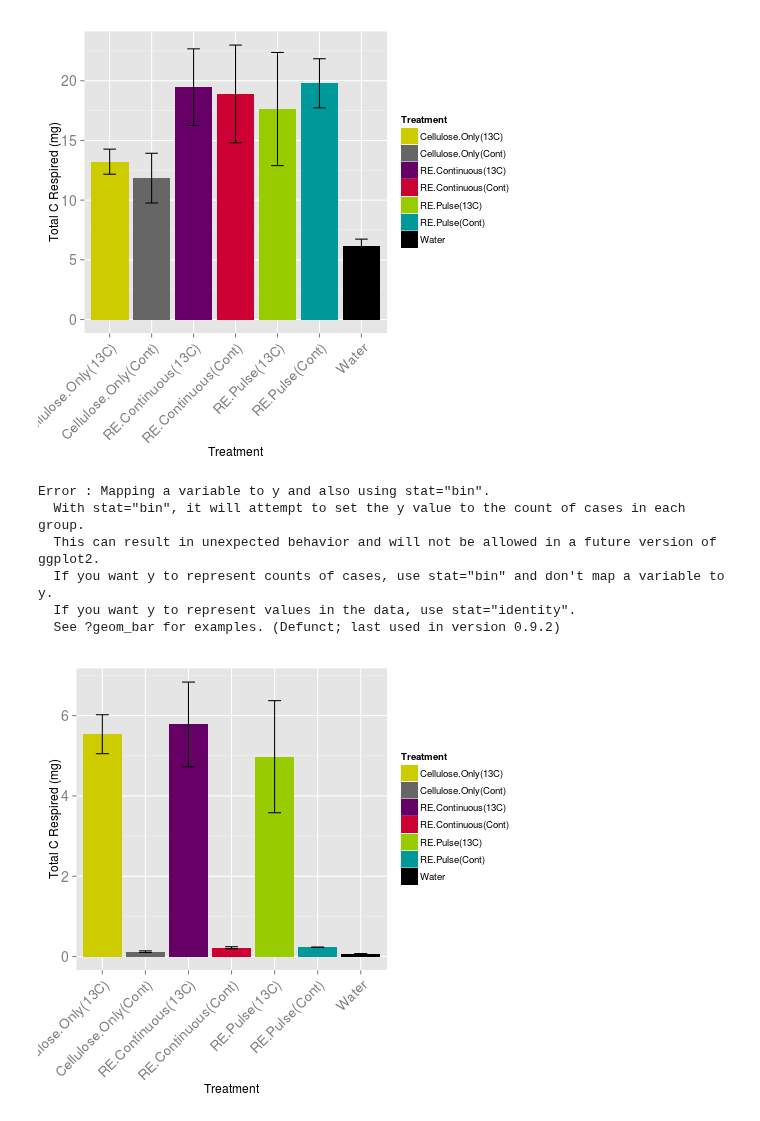
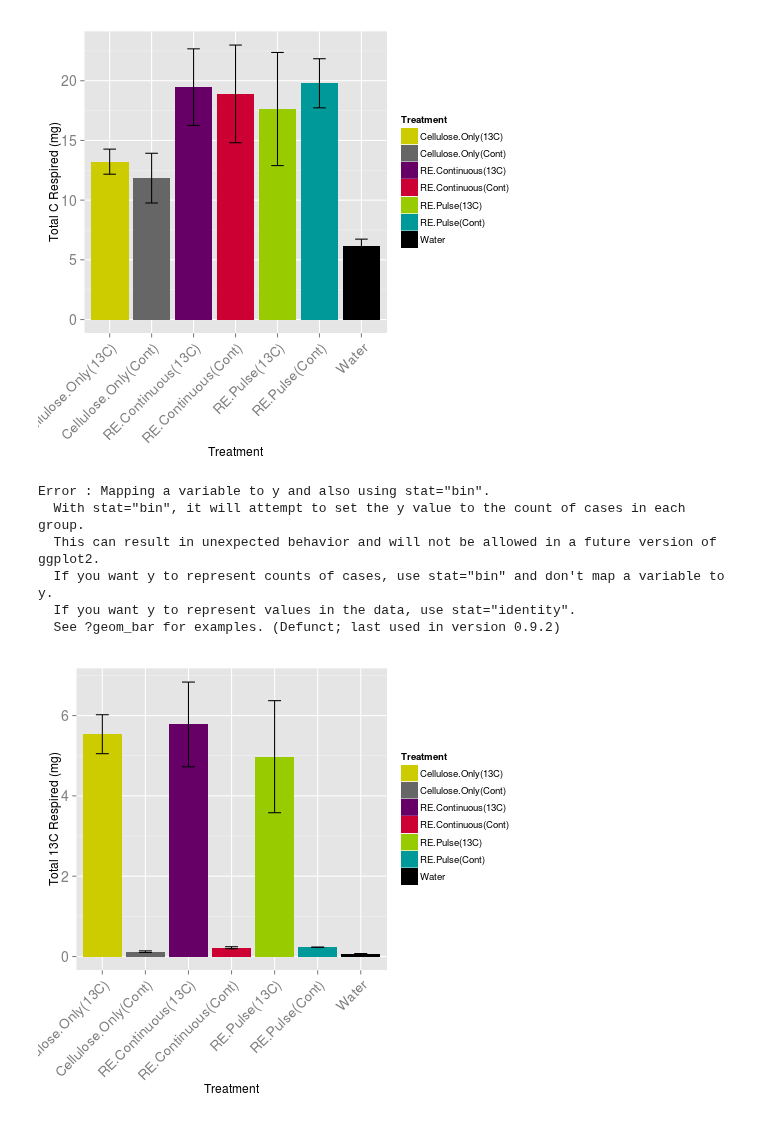
Before and after one commit to acampbellina/priming, a Jupyter notebook: gas_data.ipynb, the cells around one changed output. Cells and saved outputs as stored; diff of their text form; code cells hidden in the pictures.

```diff
--- a/gas_data.ipynb
+++ b/gas_data.ipynb
@@ -462,33 +468,33 @@ Error : Mapping a variable to y and also using stat="bin".
 # %%
 %%R -w 500 -h 450
 c = subset(d.ave, (Time.hours == "1150") & (m.z == "45"))
 limits <- aes(ymax = CO2.mgC.cum.ave + CO2.mgC.cum.sd, ymin= CO2.mgC.cum.ave - CO2.mgC.cum.sd)
 
 colours = c("#CCCC00", "#666666", "#660066", "#CC0033", "#99CC00", "#009999", "black")
 
 p2 = ggplot(c, aes(x = Treatment, y = CO2.mgC.cum.ave, fill=Treatment))
 
 p2 = p2 + geom_bar(stat="identity")
 
 p2 = p2 + scale_fill_manual(values = colours)
 
-p2 = p2 + labs(x = "Treatment", y = "Total C Respired (mg)")
+p2 = p2 + labs(x = "Treatment", y = "Total 13C Respired (mg)")
 
 p2 = p2 + theme(axis.text.x = element_text(size = 14, angle = 45, hjust = 1),
               axis.text.y = element_text(size = 14))
 
 dodge <- position_dodge(width=0.9)
 p2 = p2 + geom_bar(position=dodge) + geom_errorbar(limits, position=dodge, width=0.3)
 
 p2
 # %% [output]
 Error : Mapping a variable to y and also using stat="bin".
   With stat="bin", it will attempt to set the y value to the count of cases in each group.
   This can result in unexpected behavior and will not be allowed in a future version of ggplot2.
   If you want y to represent counts of cases, use stat="bin" and don't map a variable to y.
   If you want y to represent values in the data, use stat="identity".
   See ?geom_bar for examples. (Defunct; last used in version 0.9.2)
-[figure, old version]
+[figure, new version]
 # %%
 %%R -w 500 -h 450
 c = subset(d.ave, (Time.hours == "1150") & (m.z == "44"))
```
Also changed, not shown: parts of 2 cells of this notebook, 2 other files.
